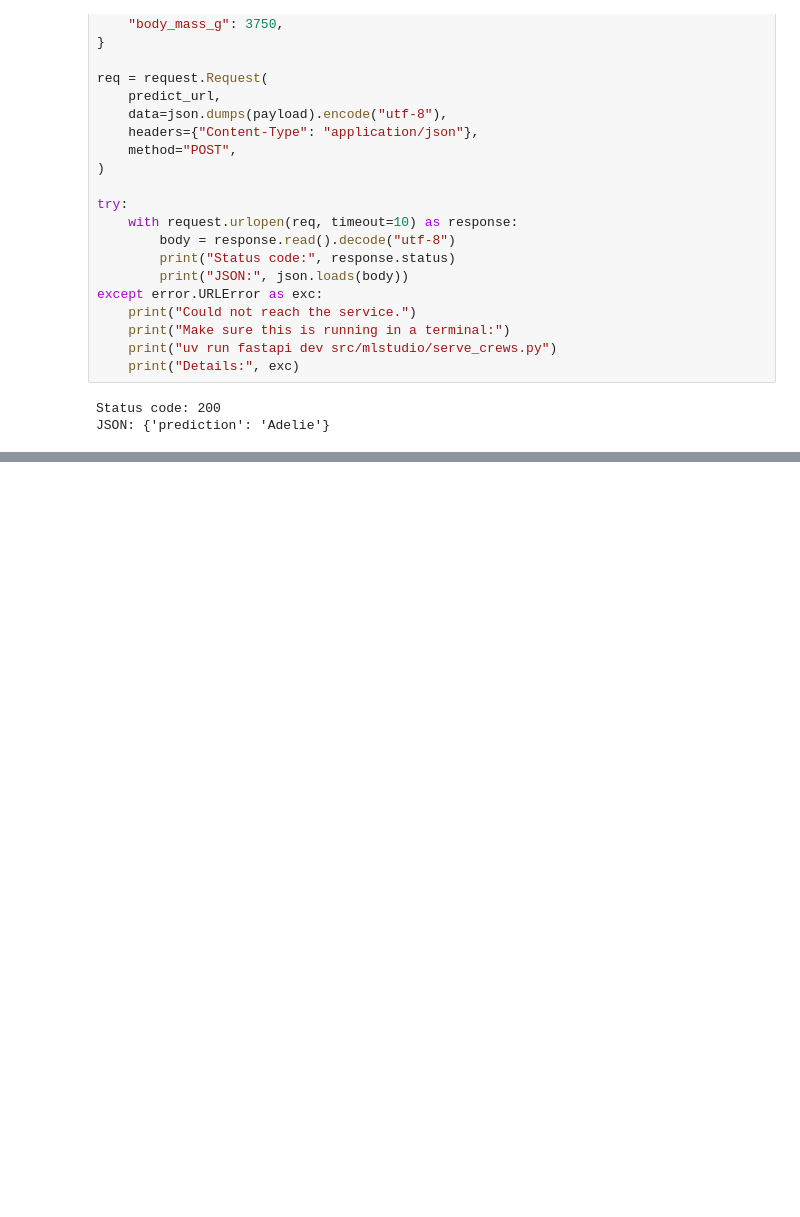
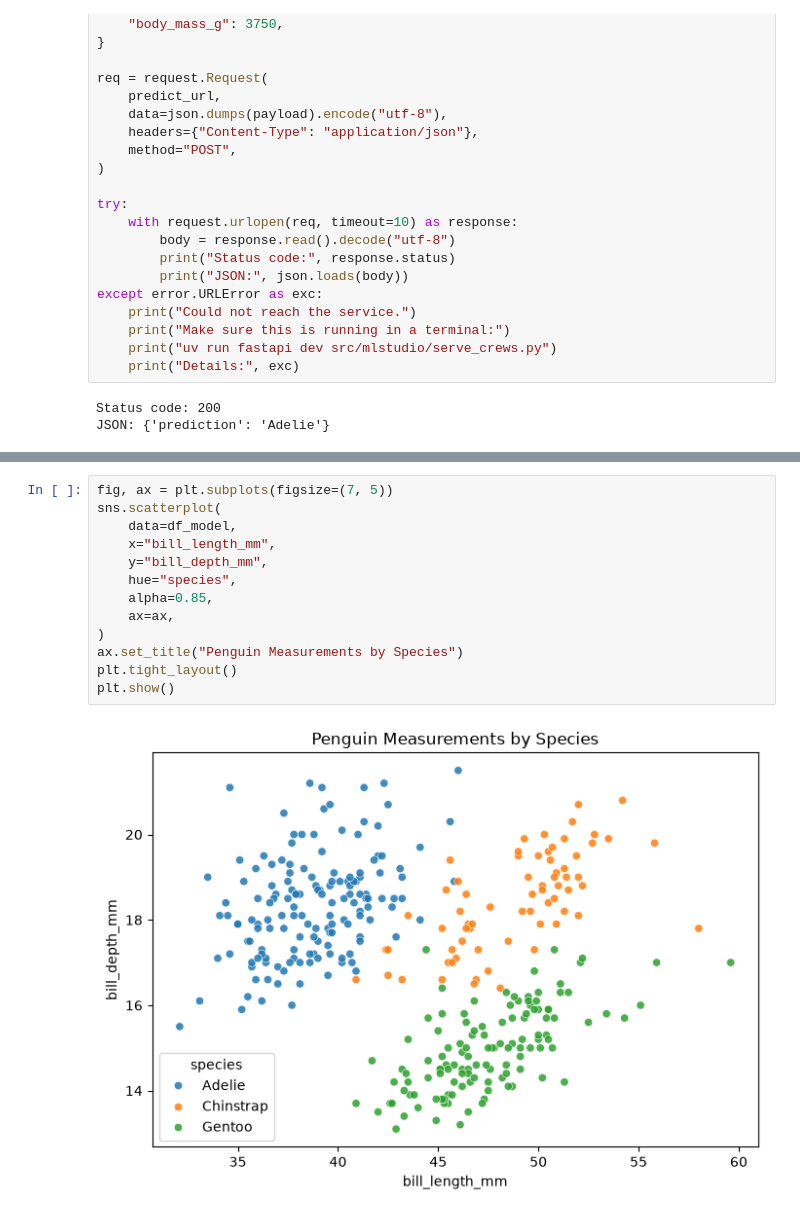
Before and after one commit to Angie-Crews/ml-06-serving, a Jupyter notebook: notebooks/ml_06_serve_model_crews.ipynb, the cells around one changed output, grey strips where cells are left out. Saved outputs shown, nothing was run; the diff lists cells and outputs as text; blank space fills up the shorter version.

```diff
--- a/notebooks/ml_06_serve_model_crews.ipynb
+++ b/notebooks/ml_06_serve_model_crews.ipynb
@@ -365,0 +408,15 @@ JSON: {'prediction': 'Adelie'}
+# %%
+fig, ax = plt.subplots(figsize=(7, 5))
+sns.scatterplot(
+    data=df_model,
+    x="bill_length_mm",
+    y="bill_depth_mm",
+    hue="species",
+    alpha=0.85,
+    ax=ax,
+)
+ax.set_title("Penguin Measurements by Species")
+plt.tight_layout()
+plt.show()
+# %% [output]
+[figure, added]
```
Also changed, not shown: parts of 4 cells of this notebook, 2 other files.
